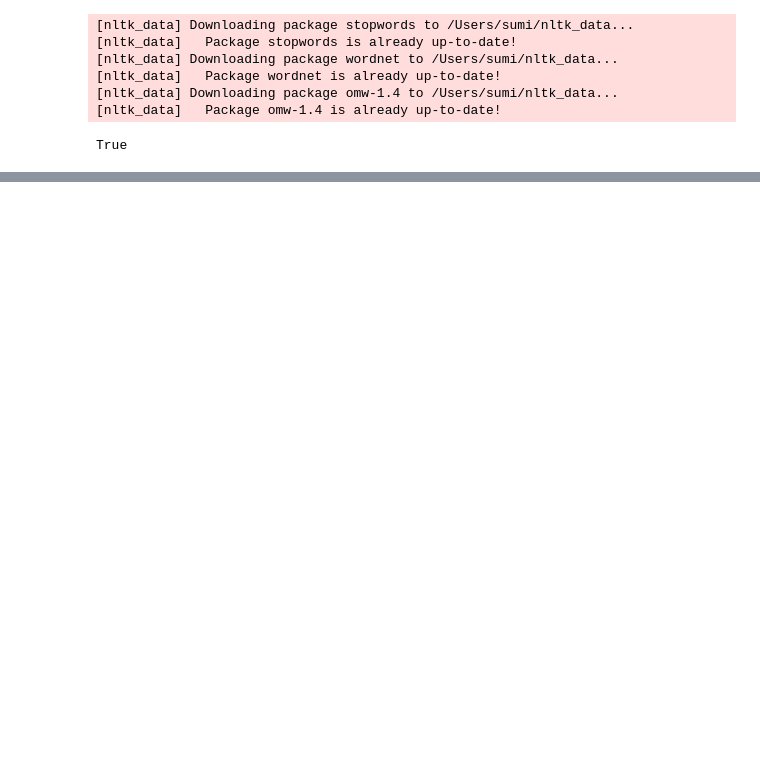
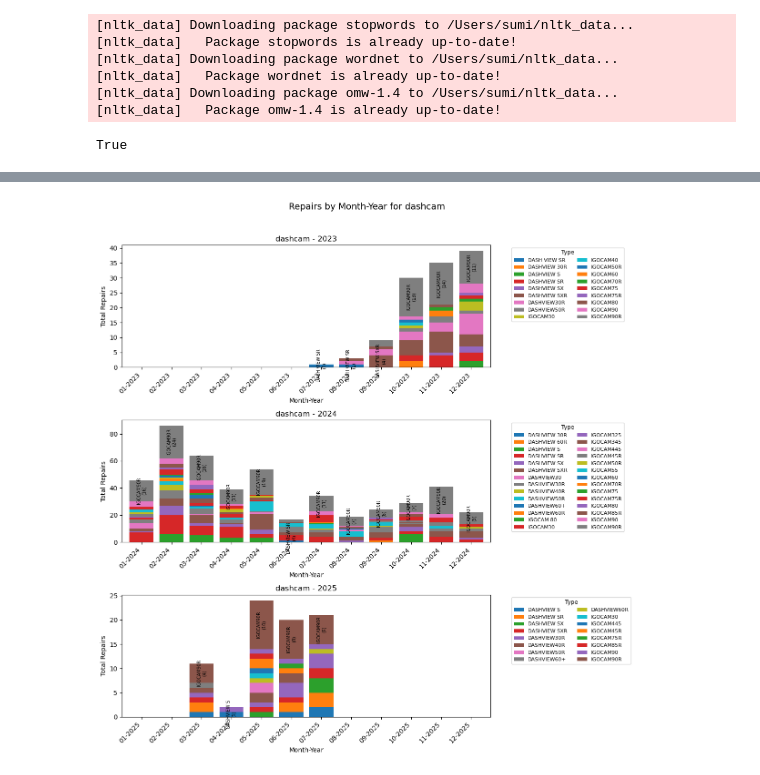
Before and after one commit to sumitra0420/repaired-jobs-analysis, a Jupyter notebook: data-exploration.ipynb, the cells around one changed output, grey strips where cells are left out. Saved outputs shown, nothing was run; the diff lists cells and outputs as text; code cells hidden in the pictures; blank space fills up the shorter version.

```diff
--- a/data-exploration.ipynb
+++ b/data-exploration.ipynb
@@ -192,34 +302,64 @@ for product in sorted(df['Product'].unique()):
 # %%
-# # Extract year and month-year
-# df['Year'] = df['Date'].dt.year
-# df['Month-Year'] = df['Date'].dt.to_period('M').astype(str)
+# Filter only dashcam data
+df_dashcam = df[df['Product'] == 'Dash Cam']
 
-# # Create figure with one subplot per year
-# years = sorted(df['Year'].unique())
-# fig, axes = plt.subplots(len(years), 1, figsize=(10, 5*len(years)), sharex=True)
+years = sorted(df_dashcam['Year'].unique())
 
-# if len(years) == 1:
-#     axes = [axes]  # ensure it's iterable when only 1 year
+fig, axes = plt.subplots(len(years), 1, figsize=(12, 4*len(years)), sharex=False)
 
-# # Loop through each year and plot separately
-# for ax, year in zip(axes, years):
-#     df_year = df[df['Year'] == year]
-#     counts = df_year.groupby(['Month-Year', 'Type']).size().unstack(fill_value=0)
-#     counts = counts.apply(pd.to_numeric, errors='coerce').fillna(0)
-#     counts = counts.sort_index()
+for ax, year in zip(axes, years):
+    df_year = df_dashcam[df_dashcam['Year'] == year]
 
-#     counts.plot(kind='barh', stacked=True, ax=ax)
-#     ax.set_title(f"Total Repairs by Month - {year}")
-#     ax.set_xlabel("Total Repaired")
-#     ax.set_ylabel("Month-Year")
-#     ax.legend(
-#     title="Type",
-#     bbox_to_anchor=(1.05, 1),
-#     loc='upper left',
-#     ncol=4,
-#     fontsize=8,
-#     title_fontsize=9
-# )
+    # Create complete month range for the year
+    all_months = [f"{str(i).zfill(2)}-{int(year)}" for i in range(1, 13)]
 
-# plt.tight_layout()
-# plt.show()
+    # Group by Month-Year and Type
+    counts = df_year.groupby(['Month-Year', 'Type']).size().unstack(fill_value=0)
+    counts = counts.apply(pd.to_numeric, errors='coerce').fillna(0)
+     # Reindex to include all months, filling missing months with 0
+    counts = counts.reindex(all_months, fill_value=0)
+    # If no data at all, create empty dataframe with proper structure
+    if counts.empty:
+        all_types = df_dashcam['Type'].unique()
+        counts = pd.DataFrame(0, index=all_months, columns=all_types)
+
+    # Plot vertical bars
+    bars = counts.plot(kind='bar', stacked=True, ax=ax, width=0.8)
+    for i, month in enumerate(counts.index):
+        values = counts.loc[month]
+        if values.sum() == 0:
+            continue
+        top_type = values.idxmax()
+        top_value = values.max()
+
+        container_index = list(counts.columns).index(top_type)
+        bar = bars.containers[container_index][i]
+
+        ax.text(
+            bar.get_x() + bar.get_width() / 2,
+            bar.get_y() + bar.get_height() / 2,
+            f"{top_type}\n({int(top_value)})",
+            ha="center", va="center", fontsize=7, rotation=90
+        )
+    ax.set_title(f"dashcam - {int(year)}")
+    ax.set_xlabel("Month-Year")
+    ax.set_ylabel("Total Repairs")
+
+    months_labels = [f"{str(i).zfill(2)}-{int(year)}" for i in range(1, 13)]
+    ax.set_xticks(range(12))
+    ax.set_xticklabels(months_labels, rotation=45, ha='right')
+
+    ax.legend(
+        title="Type",
+        bbox_to_anchor=(1.05, 1),
+        loc='upper left',
+        ncol=2,
+        fontsize=8,
+        title_fontsize=9
+    )
+
+fig.suptitle("Repairs by Month-Year for dashcam", fontsize=14, y=1.02)
+plt.tight_layout()
+plt.show()
+# %% [output]
+[figure, added]
```
Also changed, not shown: parts of 22 cells of this notebook, 1 other file.
